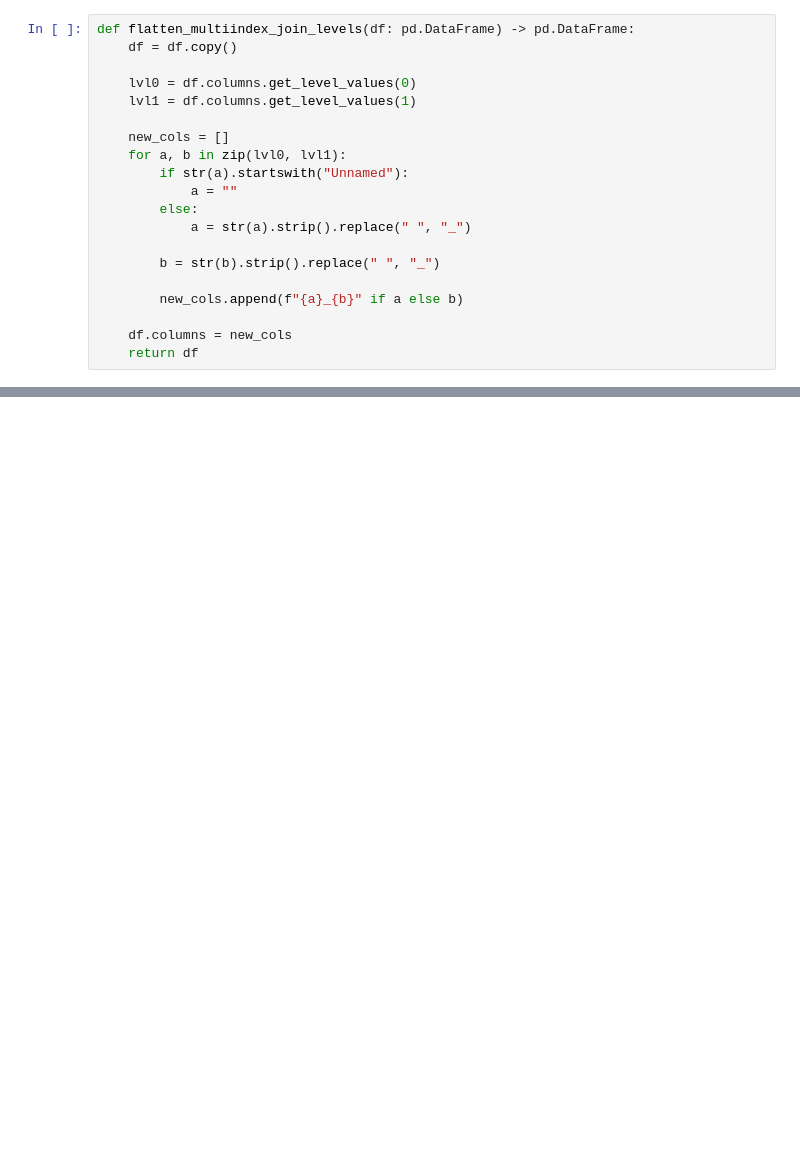
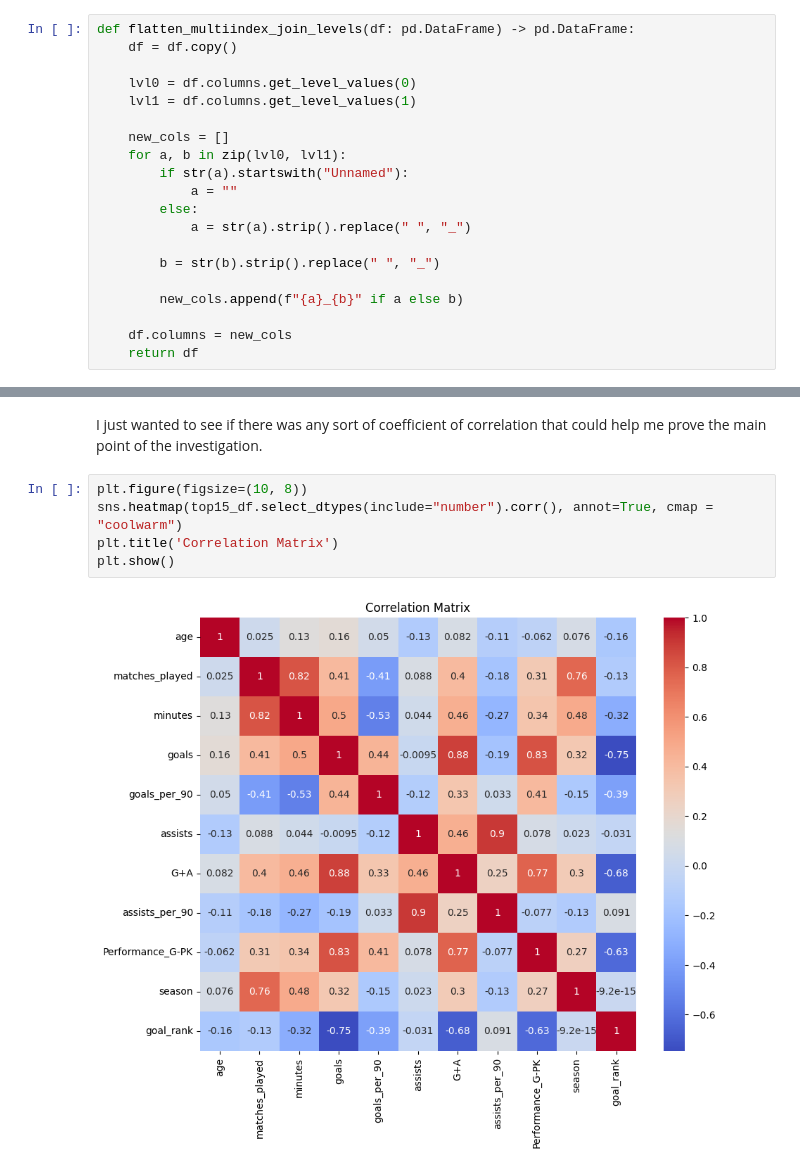
Before and after one commit to datorrado/Ageism-on-strikers-in-the-Colombian-football-league, a Jupyter notebook: ColombianFootball.ipynb, the cells around one changed output, grey strips where cells are left out. Cells and saved outputs as stored; diff of their text form; blank space fills up the shorter version.

```diff
--- a/ColombianFootball.ipynb
+++ b/ColombianFootball.ipynb
@@ -275,0 +388,9 @@ Saved Top15_FPC_all_seasons.csv
+# %% [markdown]
+I just wanted to see if there was any sort of coefficient of correlation that could help me prove the main point of the investigation.
+# %%
+plt.figure(figsize=(10, 8))
+sns.heatmap(top15_df.select_dtypes(include="number").corr(), annot=True, cmap = "coolwarm")
+plt.title('Correlation Matrix')
+plt.show()
+# %% [output]
+[figure, added]
```
Also changed, not shown: parts of 69 cells of this notebook.
